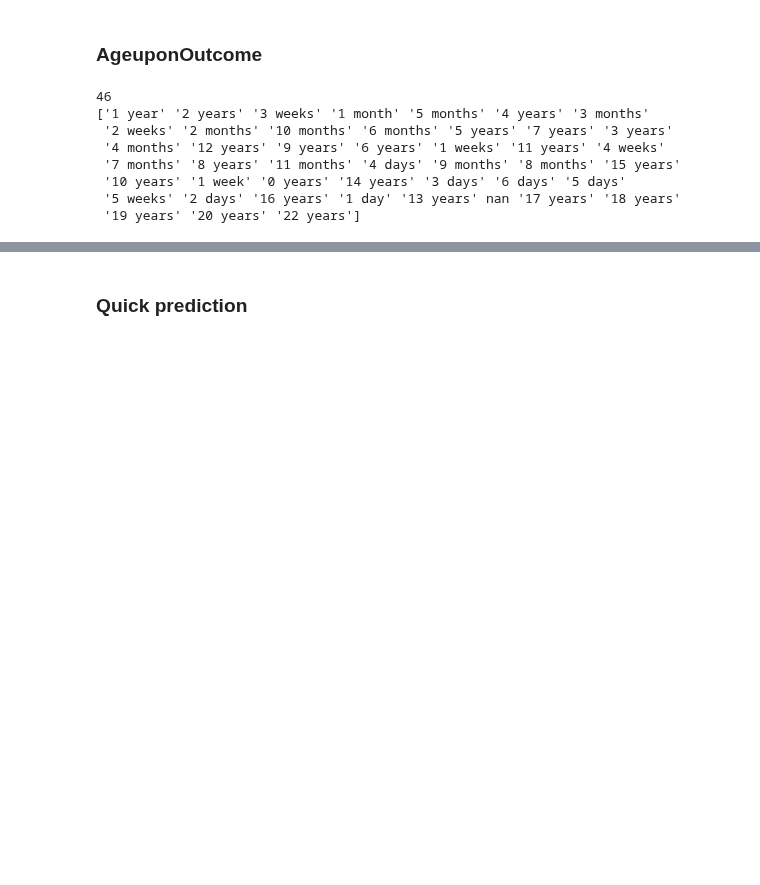
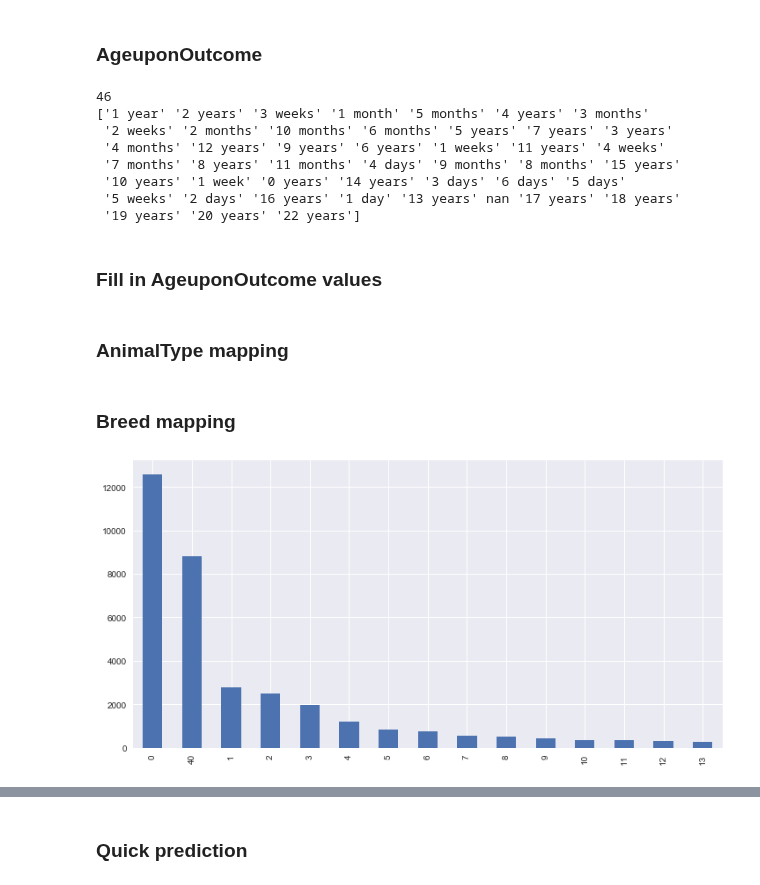
Before and after one commit to pstetz/Kaggle, a Jupyter notebook: in_progress/shelter/1_start.ipynb, the cells around one changed output, grey strips where cells are left out. Cells and saved outputs as stored; diff of their text form; code cells hidden in the pictures; blank space fills up the shorter version.

```diff
--- a/in_progress/shelter/1_start.ipynb
+++ b/in_progress/shelter/1_start.ipynb
@@ -255,5 +277,11 @@ def format_age(x):
         print("scale", scale)
         raise Exception("Scale, {}, not contained".format(scale))
 
-train.AgeuponOutcome = train.AgeuponOutcome.map(format_age)
-test.AgeuponOutcome = test.AgeuponOutcome.map(format_age)
+full.AgeuponOutcome = full.AgeuponOutcome.map(format_age)
+# %% [markdown]
+### Fill in AgeuponOutcome values
+# %%
+full.AgeuponOutcome.fillna(
+    full.groupby("Breed")["AgeuponOutcome"].transform("median"), inplace=True)
+# %% [markdown]
+### AnimalType mapping
@@ -259,0 +292,24 @@ test.AgeuponOutcome = test.AgeuponOutcome.map(format_age)
+# %% [markdown]
+### Breed mapping
+# %%
+def get_col_map(df, col, cutoff):
+    val_counts = df[col].value_counts()
+    ret = dict()
+    counter = 0
+
+    for index in val_counts.index:
+        count = val_counts[index]
+        if count > cutoff:
+            ret[index] = counter
+            counter += 1
+        else:
+            ret[index] = counter
+    return ret
+
+breed_map = get_col_map(full, "Breed", 100)
+
+full.Breed = full.Breed.map(breed_map)
+
+_ = full.Breed.value_counts().head(15).plot(kind="bar")
+# %% [output]
+[figure, added]
```
Also changed, not shown: parts of 21 cells of this notebook.
